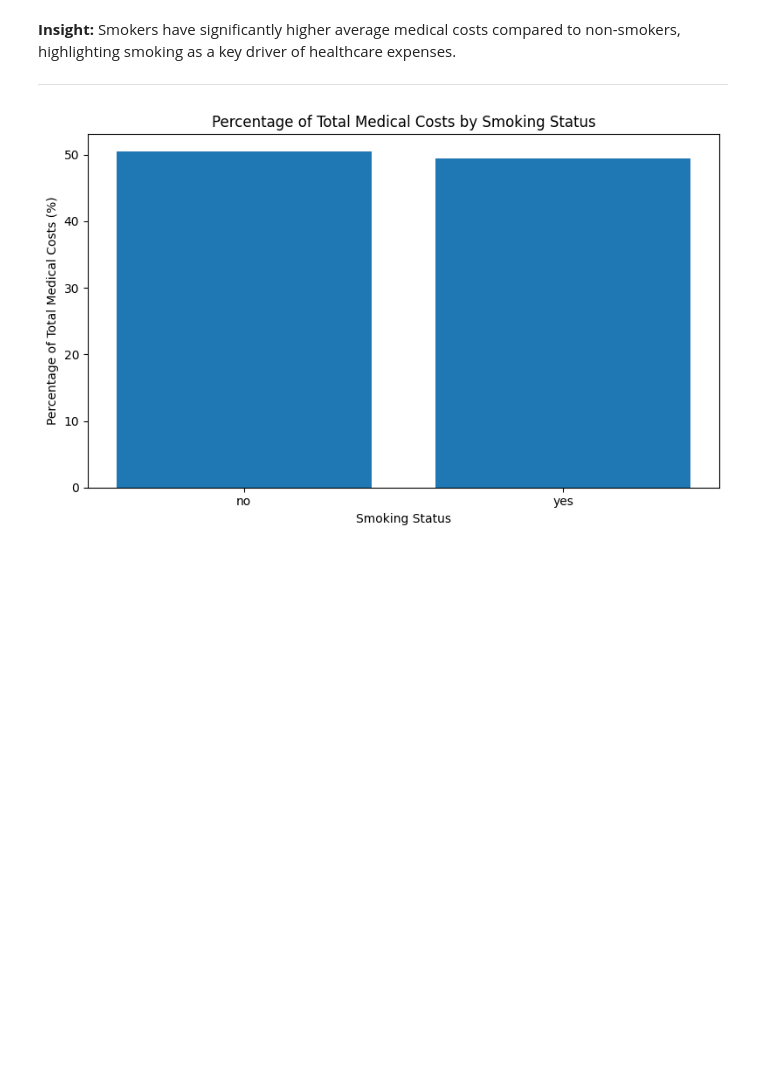
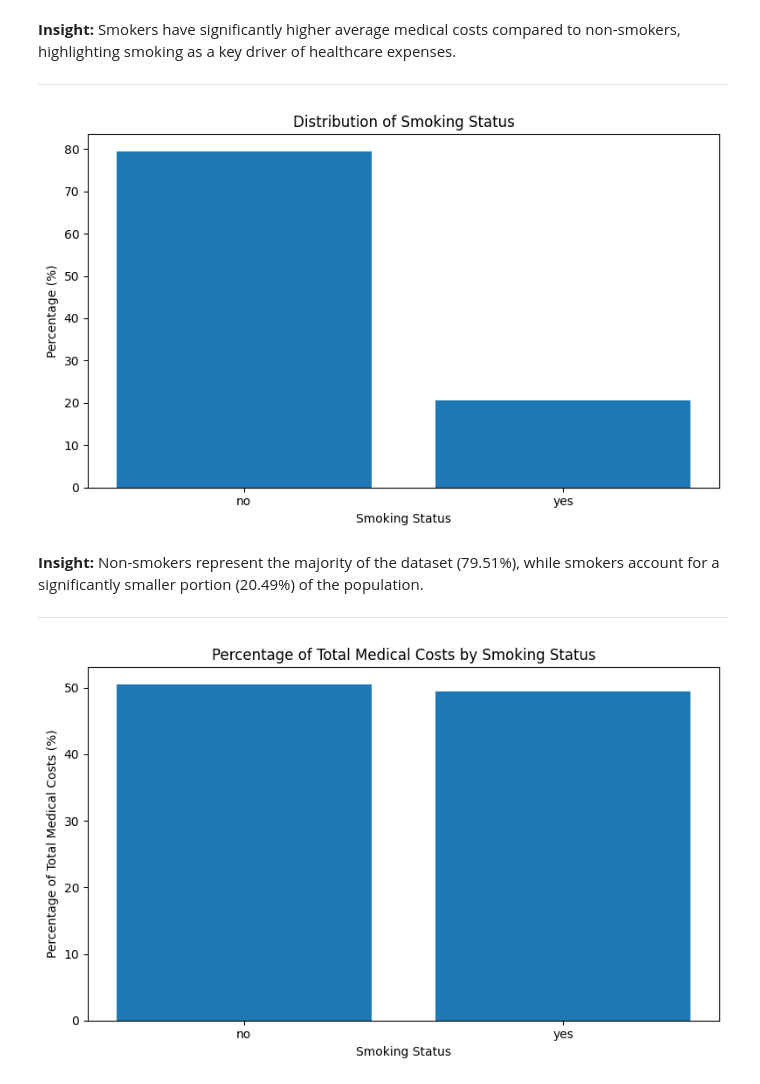
Before and after one commit to pedrotiburcio/medical-cost-analysis, a Jupyter notebook: notebooks/medical_cost_analysis.ipynb, the cells around one changed output. Drawn from its saved outputs; the diff is of its cells as text; code cells hidden in the pictures; blank space fills up the shorter version.

```diff
--- a/notebooks/medical_cost_analysis.ipynb
+++ b/notebooks/medical_cost_analysis.ipynb
@@ -321,6 +321,21 @@ plt.show()
 Smokers have significantly higher average medical costs compared to non-smokers, highlighting smoking as a key driver of healthcare expenses.
 
 ---
+# %%
+plt.figure(figsize=(8,5))
+plt.bar(base_pct["smoker"], base_pct["percentage"])
+plt.title("Distribution of Smoking Status")
+plt.xlabel("Smoking Status")
+plt.ylabel("Percentage (%)")
+plt.tight_layout()
+plt.show()
+# %% [output]
+[figure, added]
+# %% [markdown]
+**Insight:**
+Non-smokers represent the majority of the dataset (79.51%), while smokers account for a significantly smaller portion (20.49%) of the population.
+
+---
 # %%
 plt.figure(figsize=(8,5))
 plt.bar(charges_pct["smoker"], charges_pct["percent_charges"])
```
Also changed, not shown: parts of 5 cells of this notebook.
